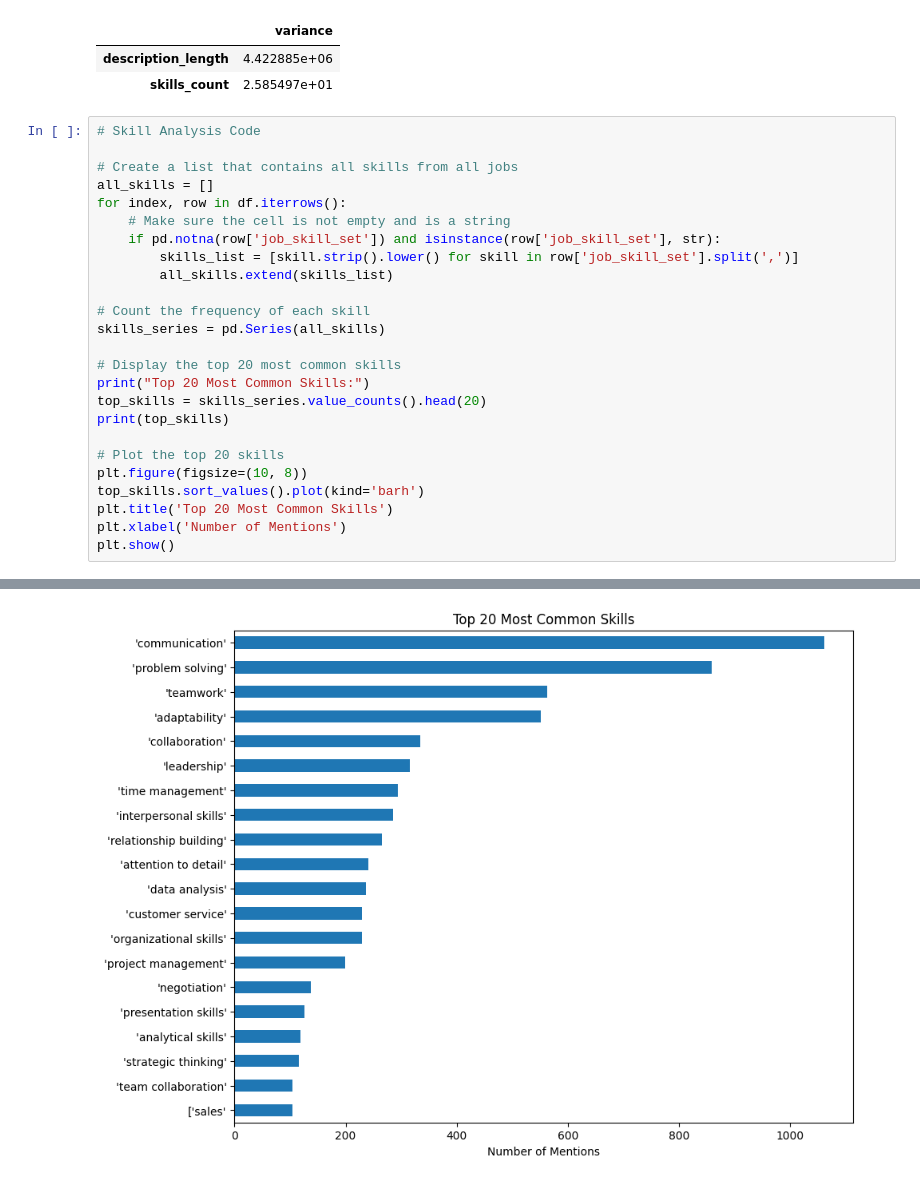
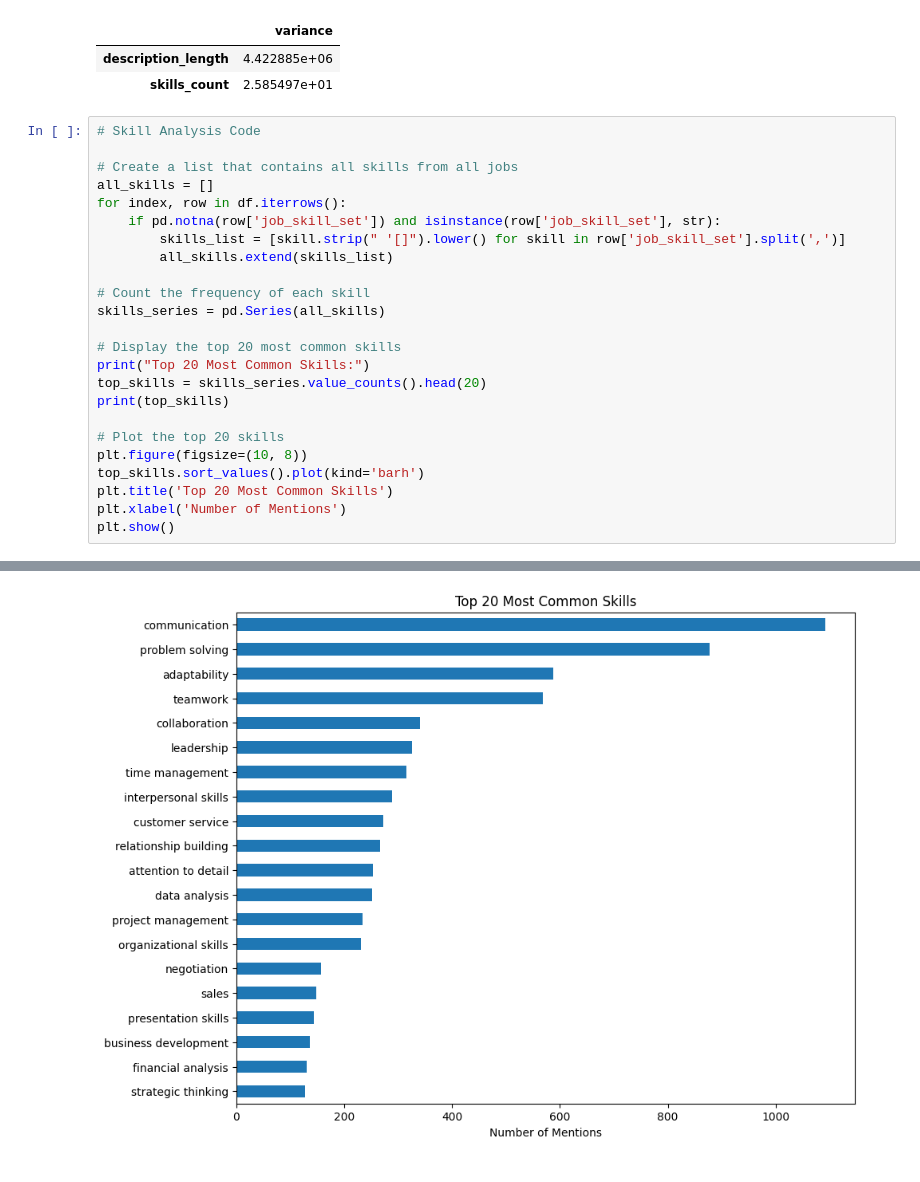
Before and after one commit to RanaaAlanezi/SWE485-Project-Group7, a Jupyter notebook: Phase1_Data_Exploration.ipynb, the cells around one changed output, grey strips where cells are left out. Drawn from its saved outputs; the diff is of its cells as text.

```diff
--- a/Phase1_Data_Exploration.ipynb
+++ b/Phase1_Data_Exploration.ipynb
@@ -219,9 +219,8 @@ display(variance)
 # Create a list that contains all skills from all jobs
 all_skills = []
 for index, row in df.iterrows():
-    # Make sure the cell is not empty and is a string
     if pd.notna(row['job_skill_set']) and isinstance(row['job_skill_set'], str):
-        skills_list = [skill.strip().lower() for skill in row['job_skill_set'].split(',')]
+        skills_list = [skill.strip(" '[]").lower() for skill in row['job_skill_set'].split(',')]
         all_skills.extend(skills_list)
 
 # Count the frequency of each skill
@@ -258,3 +257,3 @@ Top 20 Most Common Skills:
 Name: count, dtype: int64
-[figure, old version]
+[figure, new version]
 # %% [markdown]
```
Also changed, not shown: parts of 4 cells of this notebook.
